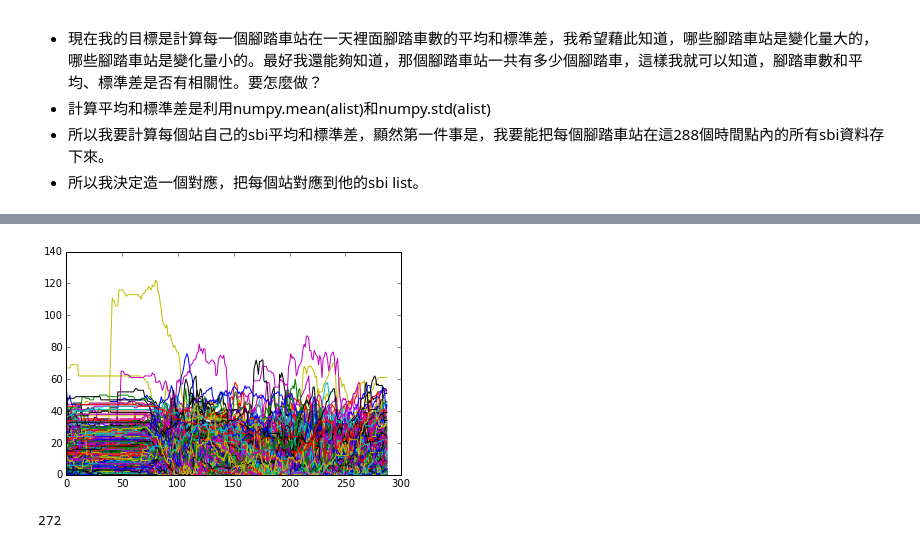
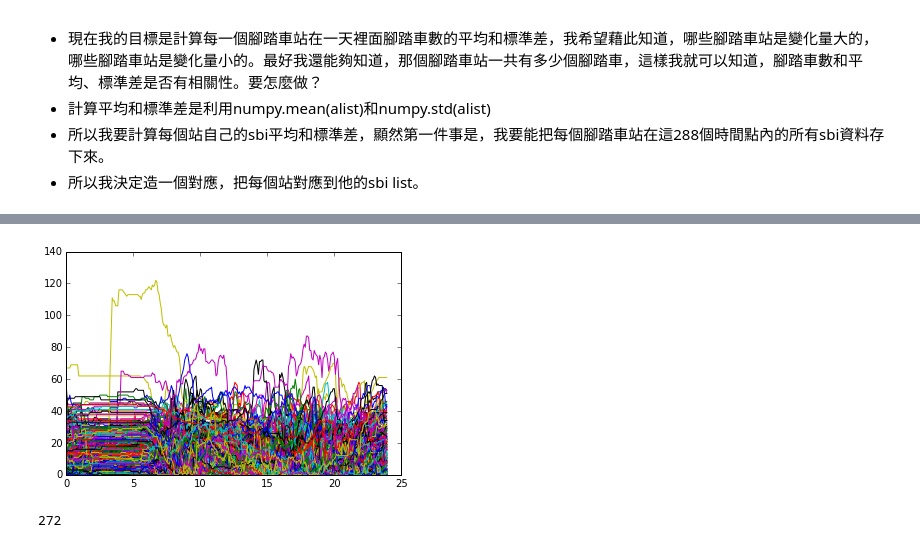
Before and after one commit to p4css/pss2015, a Jupyter notebook: ipynb/rundown_0326.ipynb, the cells around one changed output, grey strips where cells are left out. Cells and saved outputs as stored; diff of their text form; code cells hidden in the pictures.

```diff
--- a/ipynb/rundown_0326.ipynb
+++ b/ipynb/rundown_0326.ipynb
@@ -299,5 +298,7 @@ for tdata in alldata:
         sna2sbis.setdefault(site['sna'], [])
         sna2sbis[site['sna']].append(int(site['sbi']))
 print len(sna2sbis)
+for sna in sna2sbis:
+    print sna, sna2sbis[sna]
 # %% [output]
 272
@@ -304,8 +321,8 @@ print len(sna2sbis)
 # %%
 for sna in sna2sbis:
-    plt.plot(sna2sbis[sna])
+    plt.plot(xlist, sna2sbis[sna])
 # %% [output]
-[figure, old version]
+[figure, new version]
 # %%
 # Build a dictionary mapping sna to tot(total number of bicycles there)
 sna2tot = {}
```
Also changed, not shown: parts of 10 cells of this notebook, 15 other files.
